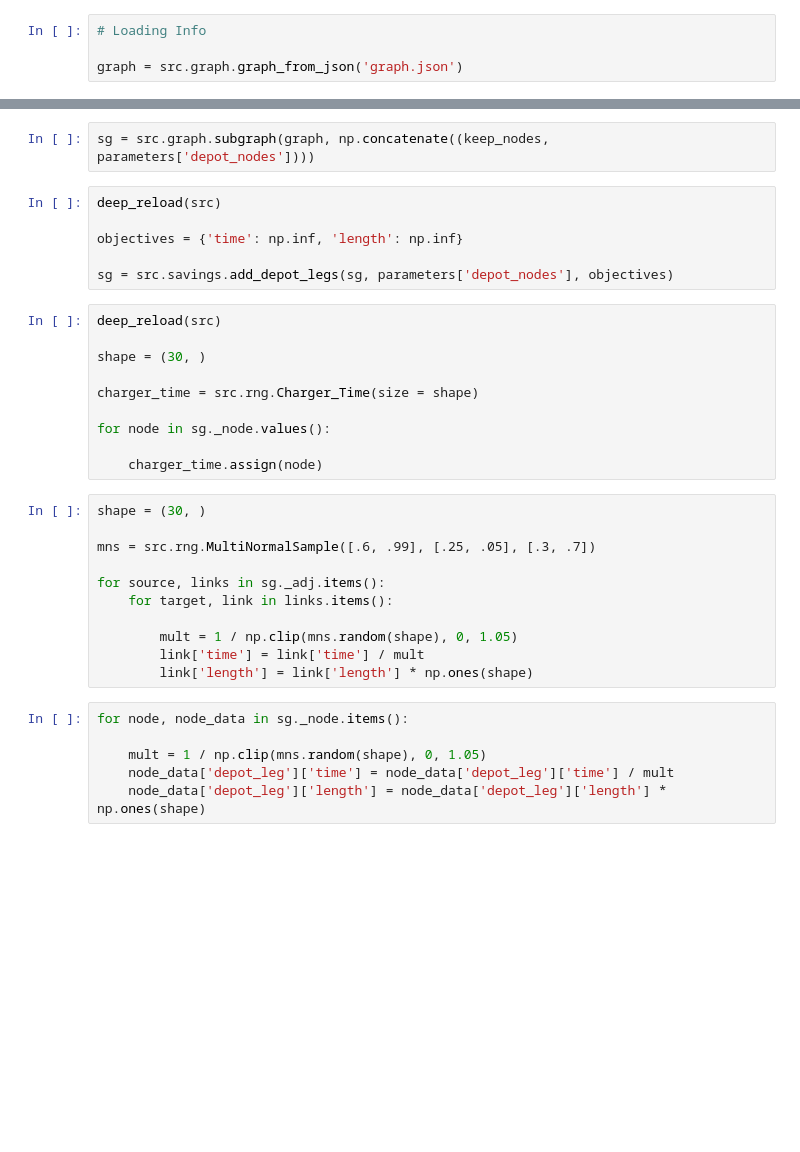
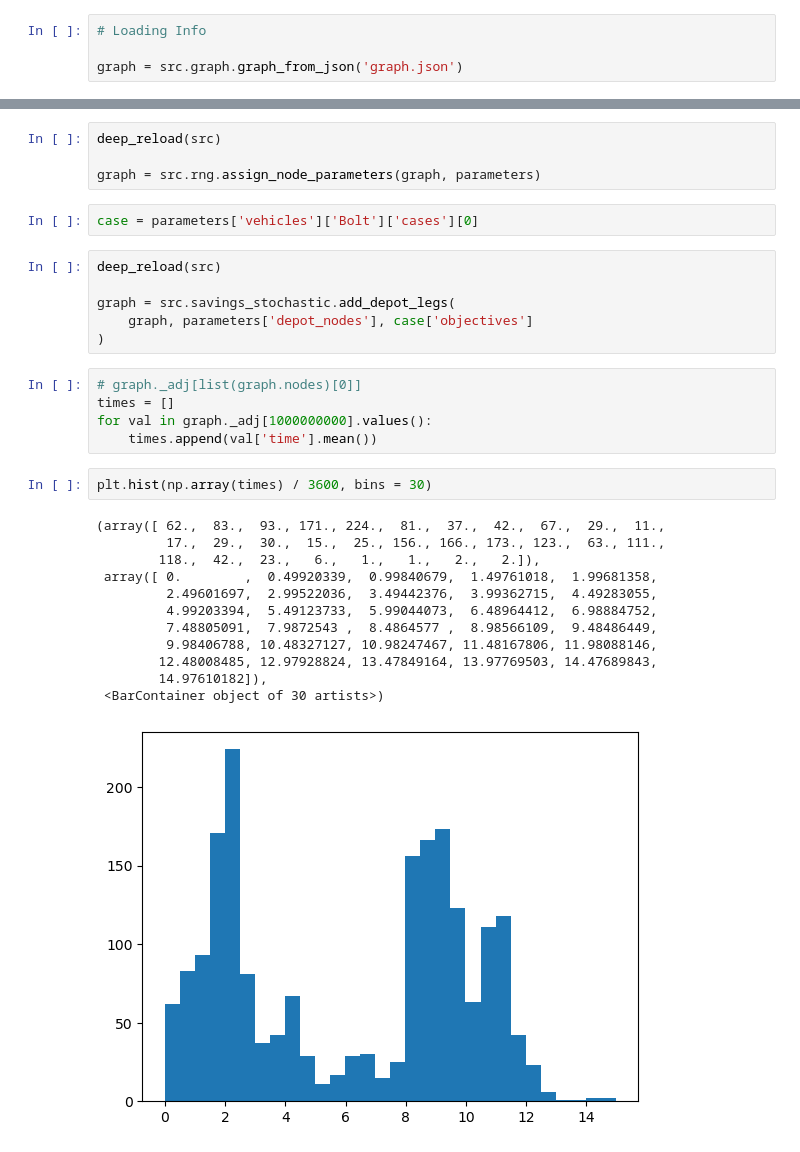
Before and after one commit to airabino/electric_vrp, a Jupyter notebook: Dev_Stochastic.ipynb, the cells around one changed output, grey strips where cells are left out. Saved outputs shown, nothing was run; the diff lists cells and outputs as text; blank space fills up the shorter version.

Commit message:
Aaron 3/18/2024 1: Updated routing engine source

```diff
--- a/Dev_Stochastic.ipynb
+++ b/Dev_Stochastic.ipynb
@@ -42,36 +43,33 @@ len(keep_nodes)
+# %%
+deep_reload(src)
+
+graph = src.rng.assign_node_parameters(graph, parameters)
+# %%
+case = parameters['vehicles']['Bolt']['cases'][0]
 # %%
-sg = src.graph.subgraph(graph, np.concatenate((keep_nodes, parameters['depot_nodes'])))
+deep_reload(src)
+
+graph = src.savings_stochastic.add_depot_legs(
+    graph, parameters['depot_nodes'], case['objectives']
+)
-# %%
-deep_reload(src)
-
-objectives = {'time': np.inf, 'length': np.inf}
-
-sg = src.savings.add_depot_legs(sg, parameters['depot_nodes'], objectives)
-# %%
-deep_reload(src)
-
-shape = (30, )
-
-charger_time = src.rng.Charger_Time(size = shape)
-
-for node in sg._node.values():
-
-    charger_time.assign(node)
-# %%
-shape = (30, )
-
-mns = src.rng.MultiNormalSample([.6, .99], [.25, .05], [.3, .7])
-
-for source, links in sg._adj.items():
-    for target, link in links.items():
-
-        mult = 1 / np.clip(mns.random(shape), 0, 1.05)
-        link['time'] = link['time'] / mult
-        link['length'] = link['length'] * np.ones(shape)
-# %%
-for node, node_data in sg._node.items():
-
-    mult = 1 / np.clip(mns.random(shape), 0, 1.05)
-    node_data['depot_leg']['time'] = node_data['depot_leg']['time'] / mult
-    node_data['depot_leg']['length'] = node_data['depot_leg']['length'] * np.ones(shape)
+# %%
+# graph._adj[list(graph.nodes)[0]]
+times = []
+for val in graph._adj[1000000000].values():
+    times.append(val['time'].mean())
+# %%
+plt.hist(np.array(times) / 3600, bins = 30)
+# %% [output]
+(array([ 62.,  83.,  93., 171., 224.,  81.,  37.,  42.,  67.,  29.,  11.,
+         17.,  29.,  30.,  15.,  25., 156., 166., 173., 123.,  63., 111.,
+        118.,  42.,  23.,   6.,   1.,   1.,   2.,   2.]),
+ array([ 0.        ,  0.49920339,  0.99840679,  1.49761018,  1.99681358,
+         2.49601697,  2.99522036,  3.49442376,  3.99362715,  4.49283055,
+         4.99203394,  5.49123733,  5.99044073,  6.48964412,  6.98884752,
+         7.48805091,  7.9872543 ,  8.4864577 ,  8.98566109,  9.48486449,
+         9.98406788, 10.48327127, 10.98247467, 11.48167806, 11.98088146,
+        12.48008485, 12.97928824, 13.47849164, 13.97769503, 14.47689843,
+        14.97610182]),
+ <BarContainer object of 30 artists>)
+[figure, added]
 # %%
```
Also changed, not shown: parts of 15 cells of this notebook, 10 other files.
